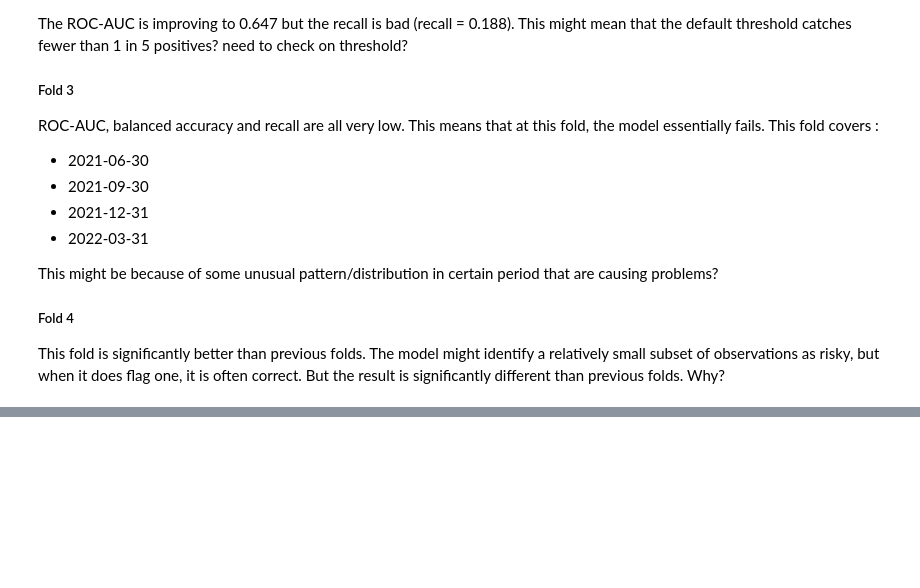
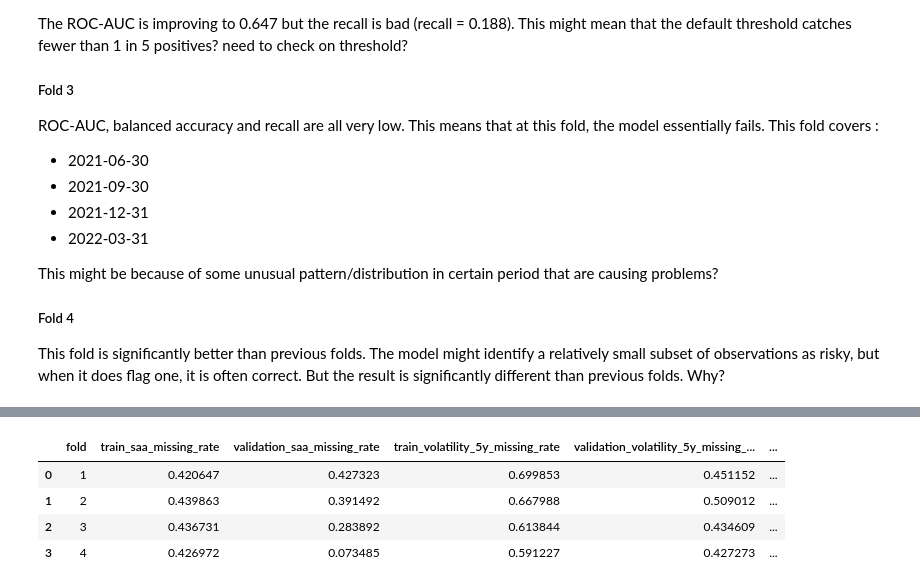
Before and after one commit to terra9/superannuation-performance-early-warning, a Jupyter notebook: notebooks/baseline_modelling.ipynb, the cells around one changed output, grey strips where cells are left out. Drawn from its saved outputs; the diff is of its cells as text; code cells hidden in the pictures; blank space fills up the shorter version.

```diff
--- a/notebooks/baseline_modelling.ipynb
+++ b/notebooks/baseline_modelling.ipynb
@@ -970,0 +1253,65 @@ This fold is significantly better than previous folds. The model might identify
+# %%
+fold_missingness = []
+
+for fold in folds:
+
+    train_data = (
+        development_data.loc[
+            fold["train_index"]
+        ]
+    )
+
+    validation_data = (
+        development_data.loc[
+            fold["validation_index"]
+        ]
+    )
+
+    fold_missingness.append(
+        {
+            "fold":
+                fold["fold"],
+
+            "train_saa_missing_rate":
+                train_data[
+                    "saa_missing"
+                ].mean(),
+
+            "validation_saa_missing_rate":
+                validation_data[
+                    "saa_missing"
+                ].mean(),
+
+            "train_volatility_5y_missing_rate":
+                train_data[
+                    "volatility_5y_missing"
+                ].mean(),
+
+            "validation_volatility_5y_missing_rate":
+                validation_data[
+                    "volatility_5y_missing"
+                ].mean(),
+
+            "train_volatility_10y_missing_rate":
+                train_data[
+                    "volatility_10y_missing"
+                ].mean(),
+
+            "validation_volatility_10y_missing_rate":
+                validation_data[
+                    "volatility_10y_missing"
+                ].mean(),
+        }
+    )
+
+fold_missingness = pd.DataFrame(
+    fold_missingness
+)
+
+fold_missingness
+# %% [output]
+|  | fold | train_saa_missing_rate | validation_saa_missing_rate | train_volatility_5y_missing_rate | validation_volatility_5y_missing_... | ... |
+| 0 | 1 | 0.420647 | 0.427323 | 0.699853 | 0.451152 | ... |
+| 1 | 2 | 0.439863 | 0.391492 | 0.667988 | 0.509012 | ... |
+| 2 | 3 | 0.436731 | 0.283892 | 0.613844 | 0.434609 | ... |
+| 3 | 4 | 0.426972 | 0.073485 | 0.591227 | 0.427273 | ... |
```
Also changed, not shown: parts of 15 cells of this notebook.
